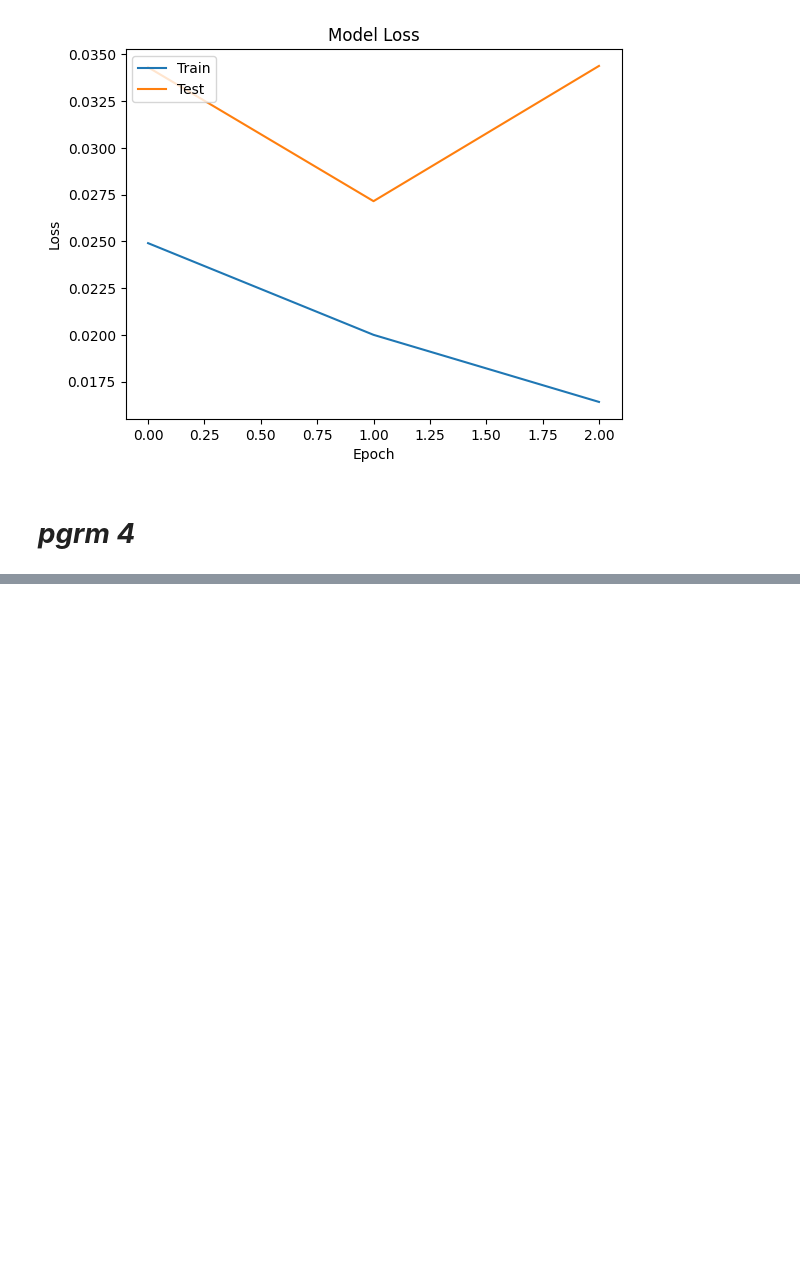
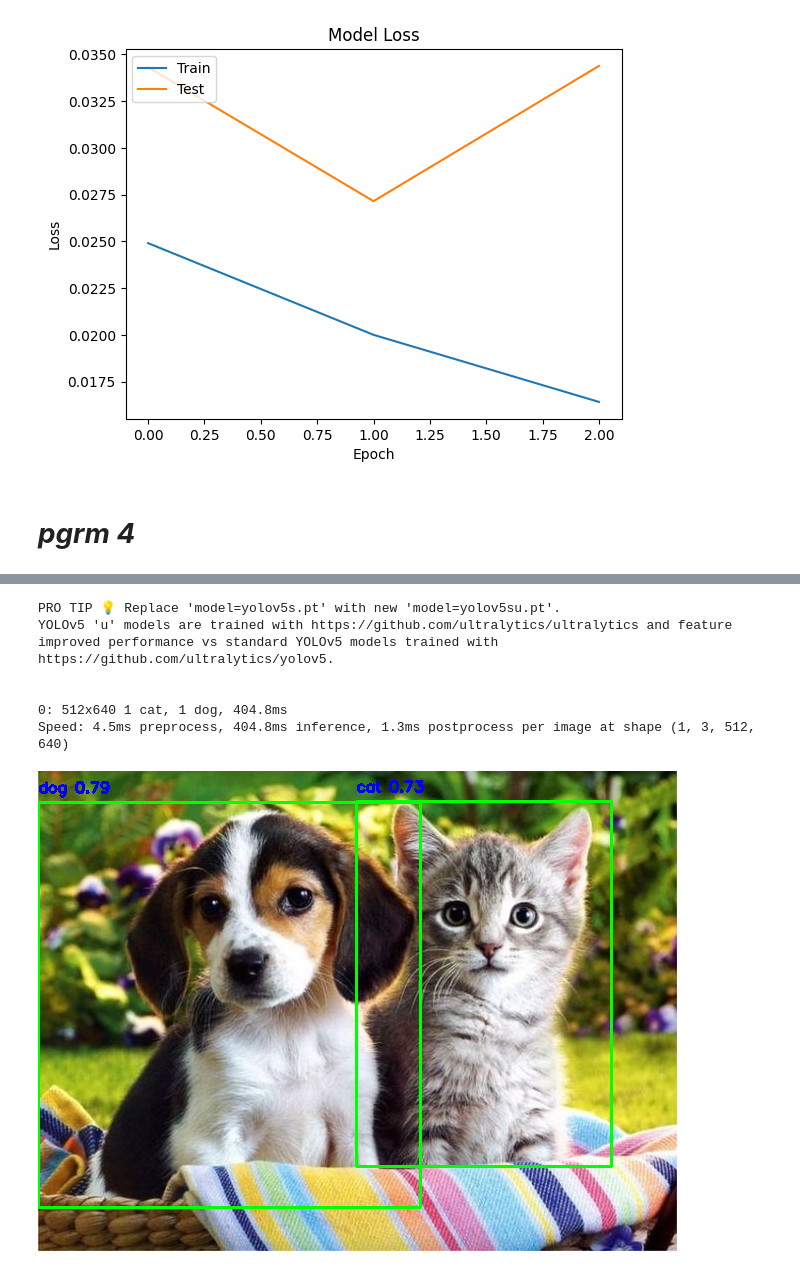
Before and after one commit to Archita0304/DeepLearning, a Jupyter notebook: Modifications.ipynb, the cells around one changed output, grey strips where cells are left out. Drawn from its saved outputs; the diff is of its cells as text; code cells hidden in the pictures; blank space fills up the shorter version.

```diff
--- a/Modifications.ipynb
+++ b/Modifications.ipynb
@@ -413,0 +399,45 @@ IndexError: list index out of range
+# %%
+from ultralytics import YOLO
+import cv2
+from google.colab.patches import cv2_imshow
+
+model = YOLO('yolov5s.pt')
+
+def detect_objects_yolo(image_path, output_path=None, conf_threshold=0.5):
+
+    image = cv2.imread(image_path)
+    if image is None:
+        print(f"Error: Unable to load image from {image_path}")
+        return
+
+    results = model.predict(image, conf=conf_threshold)
+
+    # Process results
+    for result in results:
+        boxes = result.boxes  # Detected boxes
+        for box in boxes:
+            x1, y1, x2, y2 = map(int, box.xyxy[0])  # Bounding box coordinates
+            conf = box.conf[0].item()  # Confidence score
+            cls = int(box.cls[0].item())  # Class index
+            label = result.names[cls]  # Class label
+
+            cv2.rectangle(image, (x1, y1), (x2, y2), (0, 255, 0), 2)
+            cv2.putText(image, f"{label} {conf:.2f}", (x1, y1 - 10),
+                        cv2.FONT_HERSHEY_SIMPLEX, 0.5, (255, 0, 0), 2)
+
+
+    cv2_imshow(image)
+    cv2.waitKey(0)
+    cv2.destroyAllWindows()
+
+if __name__ == "__main__":
+    input_image = "/content/cats-and-dogs.jpg"
+    detect_objects_yolo(input_image)
+# %% [output]
+PRO TIP 💡 Replace 'model=yolov5s.pt' with new 'model=yolov5su.pt'.
+YOLOv5 'u' models are trained with https://github.com/ultralytics/ultralytics and feature improved performance vs standard YOLOv5 models trained with https://github.com/ultralytics/yolov5.
+
+
+0: 512x640 1 cat, 1 dog, 404.8ms
+Speed: 4.5ms preprocess, 404.8ms inference, 1.3ms postprocess per image at shape (1, 3, 512, 640)
+[figure, added]
```
Also changed, not shown: parts of 3 cells of this notebook.
